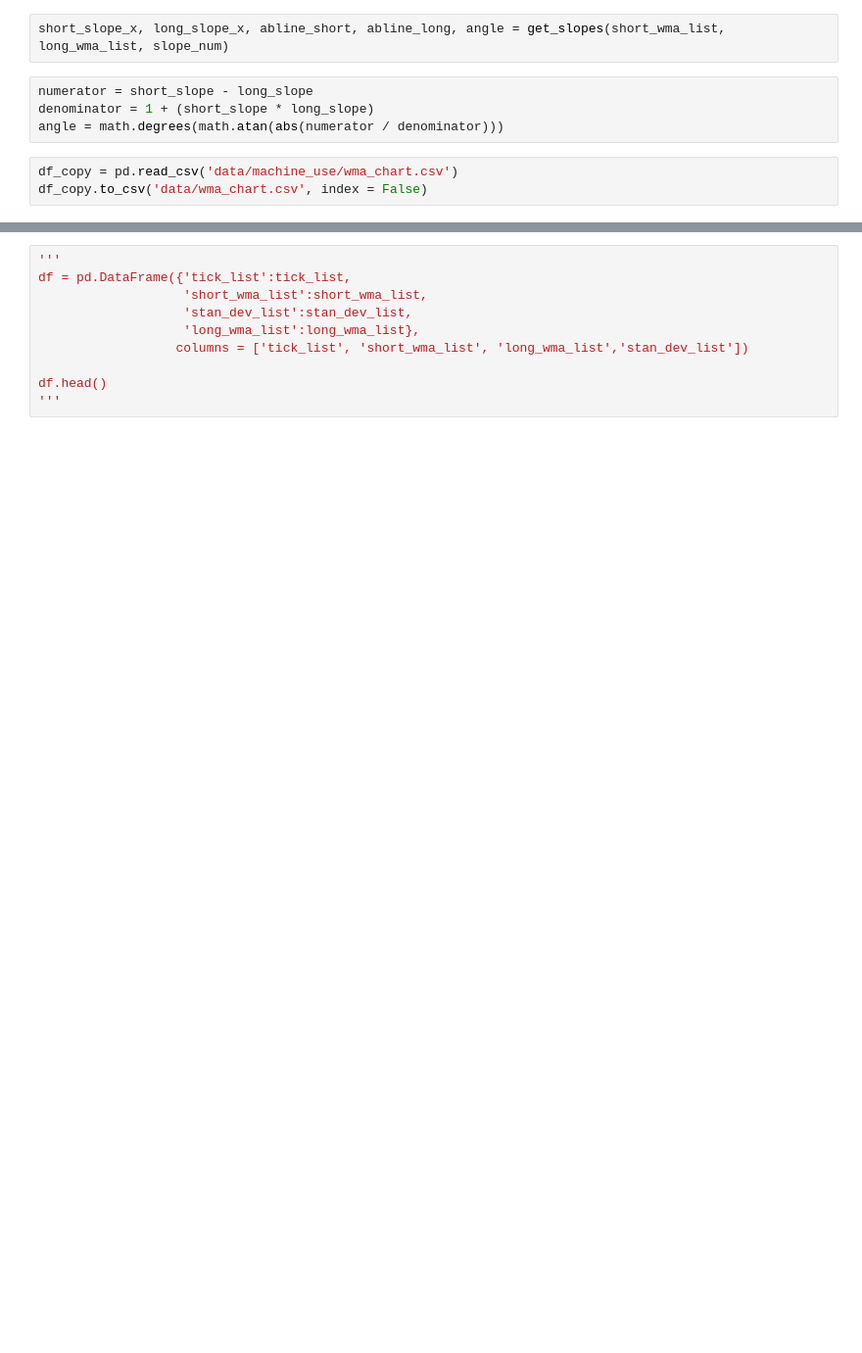
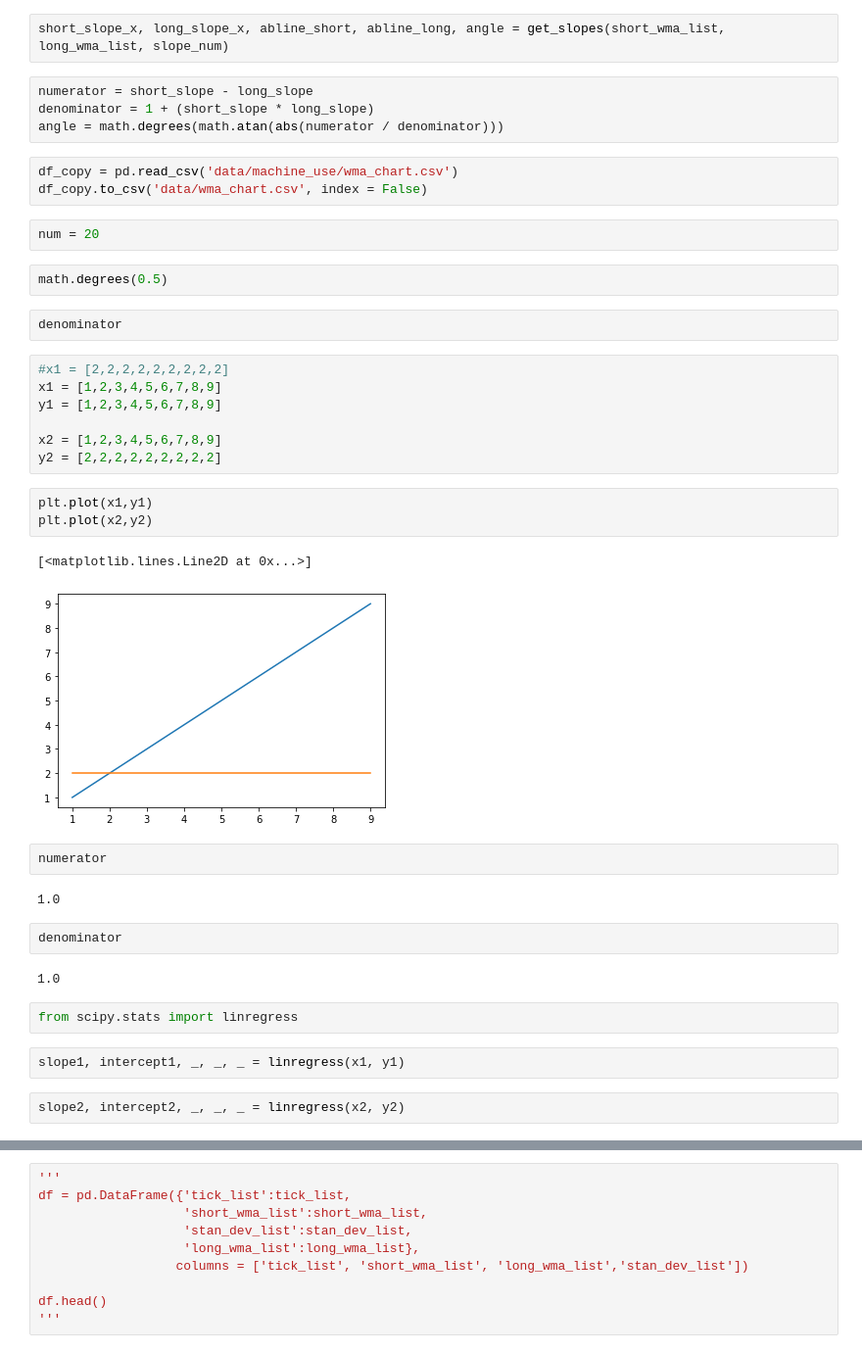
Before and after one commit to ramkumarr02/Oanda_Trading, a Jupyter notebook: Chart WMA v2.1.ipynb, the cells around one changed output, grey strips where cells are left out. Shown at 98% size. Saved outputs shown, nothing was run; the diff lists cells and outputs as text; blank space fills up the shorter version.

```diff
--- a/Chart WMA v2.1.ipynb
+++ b/Chart WMA v2.1.ipynb
@@ -217,3 +222,36 @@ angle = math.degrees(math.atan(abs(numerator / denominator)))
 # %%
 df_copy = pd.read_csv('data/machine_use/wma_chart.csv')
 df_copy.to_csv('data/wma_chart.csv', index = False)
+# %%
+num = 20
+# %%
+math.degrees(0.5)
+# %%
+denominator
+# %%
+#x1 = [2,2,2,2,2,2,2,2,2]
+x1 = [1,2,3,4,5,6,7,8,9]
+y1 = [1,2,3,4,5,6,7,8,9]
+
+x2 = [1,2,3,4,5,6,7,8,9]
+y2 = [2,2,2,2,2,2,2,2,2]
+# %%
+plt.plot(x1,y1)
+plt.plot(x2,y2)
+# %% [output]
+[<matplotlib.lines.Line2D at 0x...>]
+[figure, added]
+# %%
+numerator
+# %% [output]
+1.0
+# %%
+denominator
+# %% [output]
+1.0
+# %%
+from scipy.stats import linregress
+# %%
+slope1, intercept1, _, _, _ = linregress(x1, y1)
+# %%
+slope2, intercept2, _, _, _ = linregress(x2, y2)
```
Also changed, not shown: parts of 34 cells of this notebook, 1 other file.
